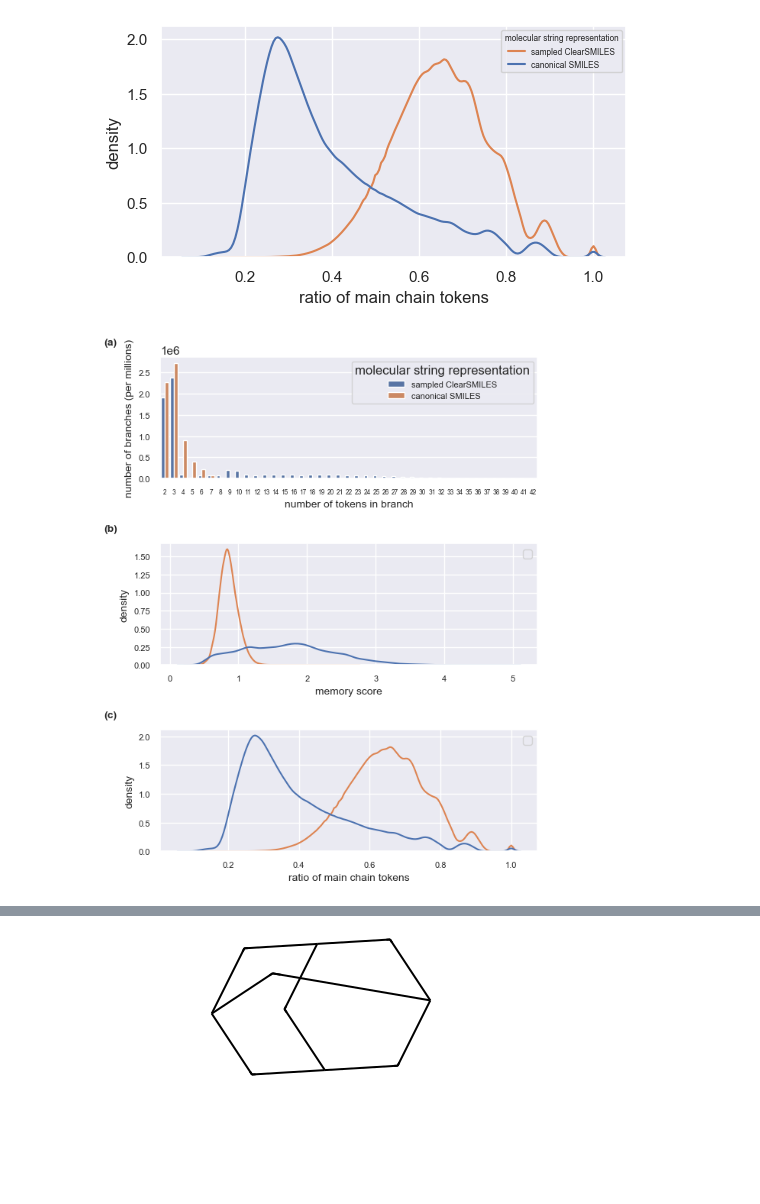
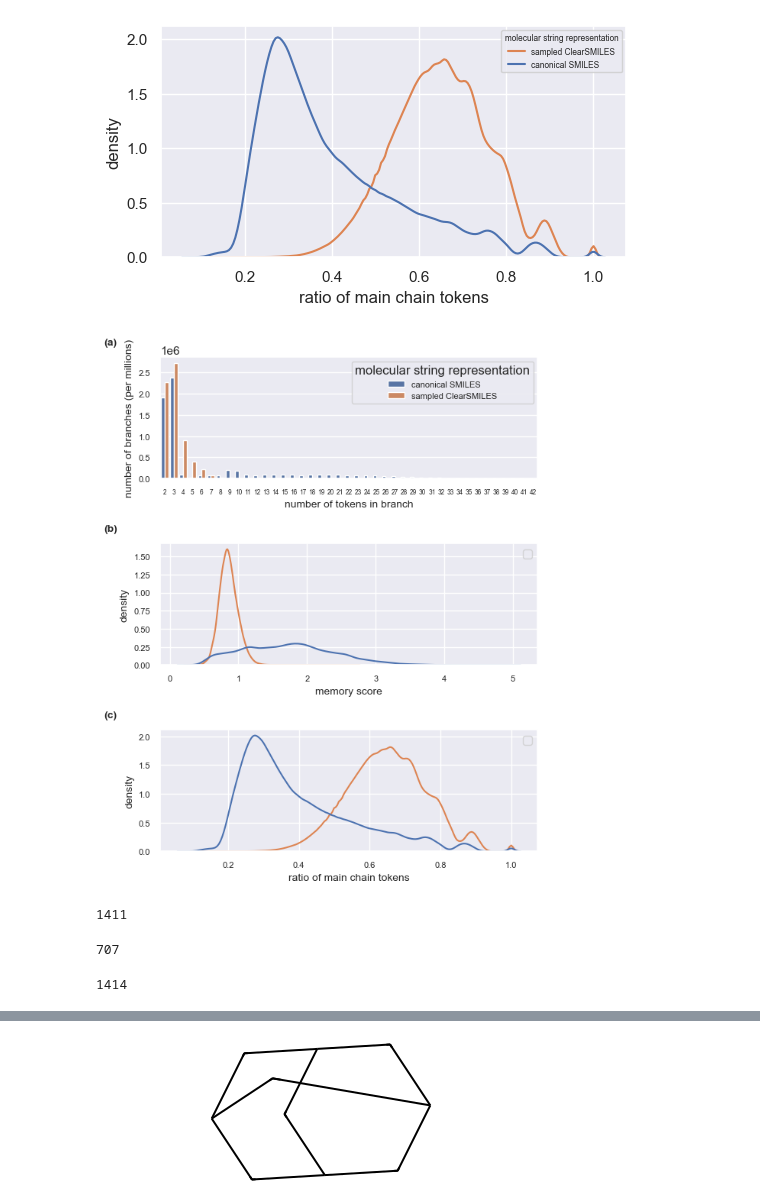
Before and after one commit to EtienneReboul/ClearSMILES, a Jupyter notebook: notebooks/ClearSMILES_analysis.ipynb, the cells around one changed output, grey strips where cells are left out. Cells and saved outputs as stored; diff of their text form; code cells hidden in the pictures; blank space fills up the shorter version.

```diff
--- a/notebooks/ClearSMILES_analysis.ipynb
+++ b/notebooks/ClearSMILES_analysis.ipynb
@@ -284,7 +287,7 @@ def find_biggest_digits(smiles :str):
 
     return max_digit
 # %%
-with mp.Pool(mp.cpu_count()) as pool:
+with mp.Pool(NB_CORES) as pool:
     df["max_digit_canonical"]= pool.map(find_biggest_digits,df["canonical_smiles"])
     pool.close()
     pool.join()
@@ -327,7 +330,7 @@ def get_ring_size(smiles=str(),SMILES_REGEX=re.compile("(\[[^\]]+]|Br?|Cl?|N|O|S
 
     return ring_parameters_list
 # %%
-with mp.Pool(mp.cpu_count()) as pool:
+with mp.Pool(NB_CORES) as pool:
     results= pool.map(partial(get_ring_size,SMILES_REGEX=SMILES_REGEX),df["canonical_smiles"])
     pool.close()
     pool.join()
@@ -582,14 +585,14 @@ df
 branch_compute= partial(compute_branch_size,smiles_regex= SMILES_REGEX,data_augmentation="canonical SMILES")
 
 # execute multprocessing
-with mp.Pool(mp.cpu_count()) as pool:
+with mp.Pool(NB_CORES) as pool:
     results= pool.map(branch_compute,df["canonical_smiles"])
 
 # repeat process but for clearsmiles
 branch_compute= partial(compute_branch_size,smiles_regex= SMILES_REGEX,data_augmentation="sampled ClearSMILES")
 
 # execute multprocessing
-with mp.Pool(mp.cpu_count()-4) as pool:
+with mp.Pool(NB_CORES) as pool:
     results.extend(pool.map(branch_compute,df["sampled_ClearSMILES"]))
 # %%
 branch_size_df= pd.DataFrame(data=chain.from_iterable(results))
@@ -662,12 +665,12 @@ def get_semantic_mem_score(smiles :str, data_augmentation : str,smiles_regex :re
 # prepare partial object for multiprocessing
 mp_mem_score=partial(get_semantic_mem_score,smiles_regex=SMILES_REGEX,data_augmentation="canonical SMILES")
 
-with mp.Pool(mp.cpu_count()-4) as pool:
+with mp.Pool(NB_CORES) as pool:
     results= pool.map(mp_mem_score,df["canonical_smiles"])
 
 
 mp_mem_score=partial(get_semantic_mem_score,smiles_regex=SMILES_REGEX,data_augmentation="sampled ClearSMILES")
-with mp.Pool(mp.cpu_count()) as pool:
+with mp.Pool(NB_CORES) as pool:
     results.extend(pool.map(mp_mem_score,df["sampled_ClearSMILES"]))
 # %%
 df_mem_score= pd.DataFrame(results)
@@ -1071,35 +863,47 @@ axes[0].set_ylabel("number of branches (per millions)", fontsize=10)
 axes[0].set_xlabel("number of tokens in branch", fontsize=10)
 axes[0].tick_params(axis='x', labelsize=6)
 axes[0].tick_params(axis='y', labelsize=8)
-axes[0].legend(title="molecular string representation", labels=[ 'sampled ClearSMILES','canonical SMILES'], fontsize=8)
+axes[0].legend(title="molecular string representation", labels=[ 'canonical SMILES','sampled ClearSMILES'], fontsize=8)
 legend.get_title().set_fontsize(8)
 
 # Second subplot
 sns.kdeplot(data=df_mem_score, x="mem_score", hue="molecular string representation", bw_method=0.1, ax=axes[1])
 axes[1].set_xlabel("memory score", fontsize=10)
 axes[1].set_ylabel("density", fontsize=10)
 axes[1].tick_params(axis='x', labelsize=8)
 axes[1].tick_params(axis='y', labelsize=8)
 axes[1].legend()
 legend.get_title().set_fontsize(8)
 
 # Third subplot (Placeholder, replace with your actual plot)
 fig = sns.kdeplot(data=df_main_chain, x="main_chain_length", hue="molecular string representation", ax=axes[2])
 axes[2].set_xlabel("ratio of main chain tokens", fontsize=10)
 axes[2].set_ylabel("density", fontsize=10)
 axes[2].tick_params(axis='x', labelsize=8)
 axes[2].tick_params(axis='y', labelsize=8)
 axes[2].legend()
 legend.get_title().set_fontsize(8)
 
 # Subplot labels
 subplot_labels = ["(a)", "(b)", "(c)"]
 for ax, label in zip(axes.ravel(), subplot_labels):
     ax.text(-0.15, 1.1, label, transform=ax.transAxes, fontsize=10, fontweight="bold")
 
 # Adjust layout
 plt.tight_layout()
 plt.savefig(path2file, format="svg")
 plt.show()
 # %% [output]
-[figure, old version]
+[figure, new version]
+# %%
+ - 3
+# %% [output]
+1411
+# %%
+int(('0' + '7') * 2)
+# %% [output]
+707
+# %%
+( * 2)
+# %% [output]
+1414
```
Also changed, not shown: parts of 26 cells of this notebook, 4 other files.
